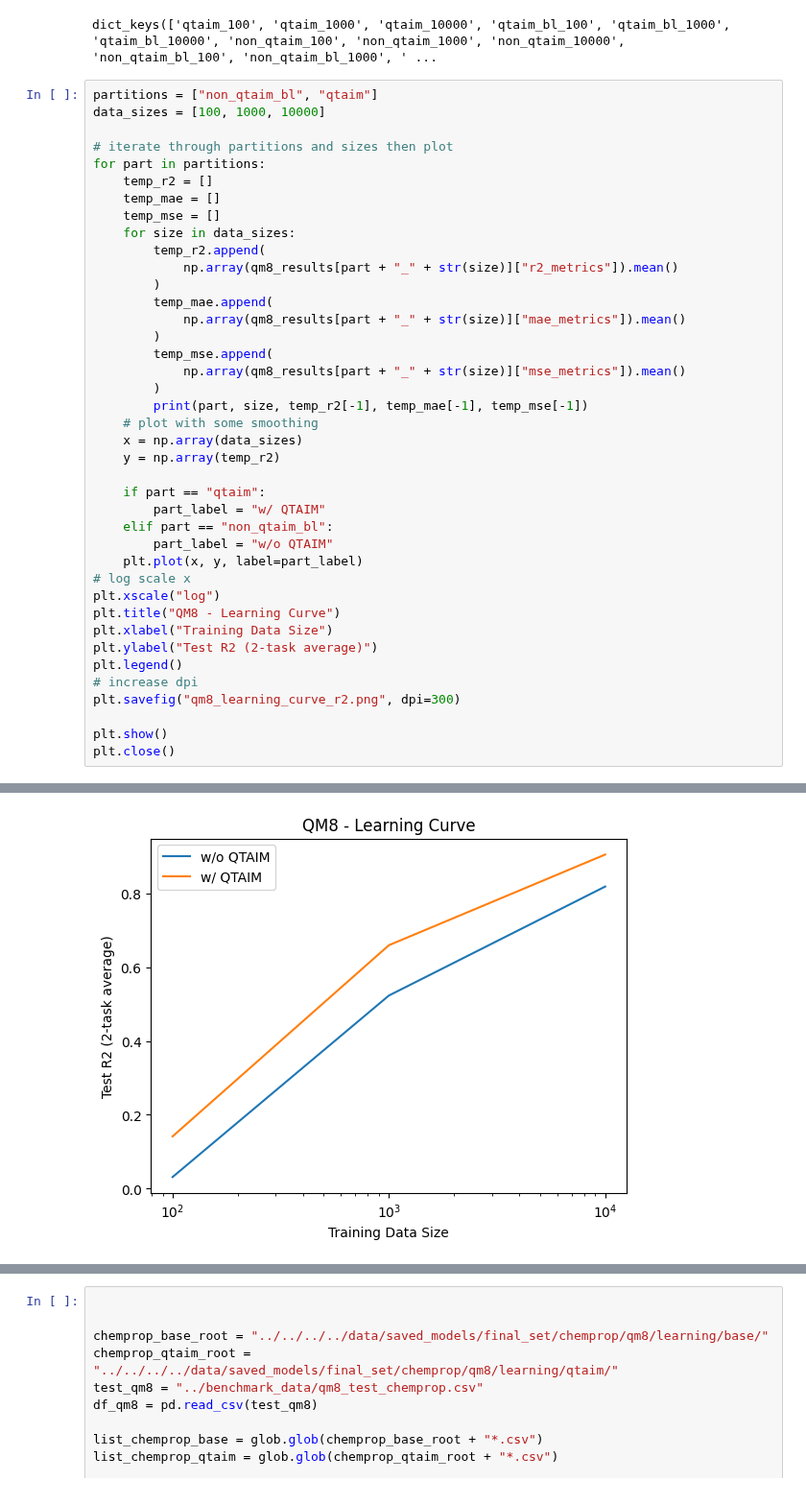
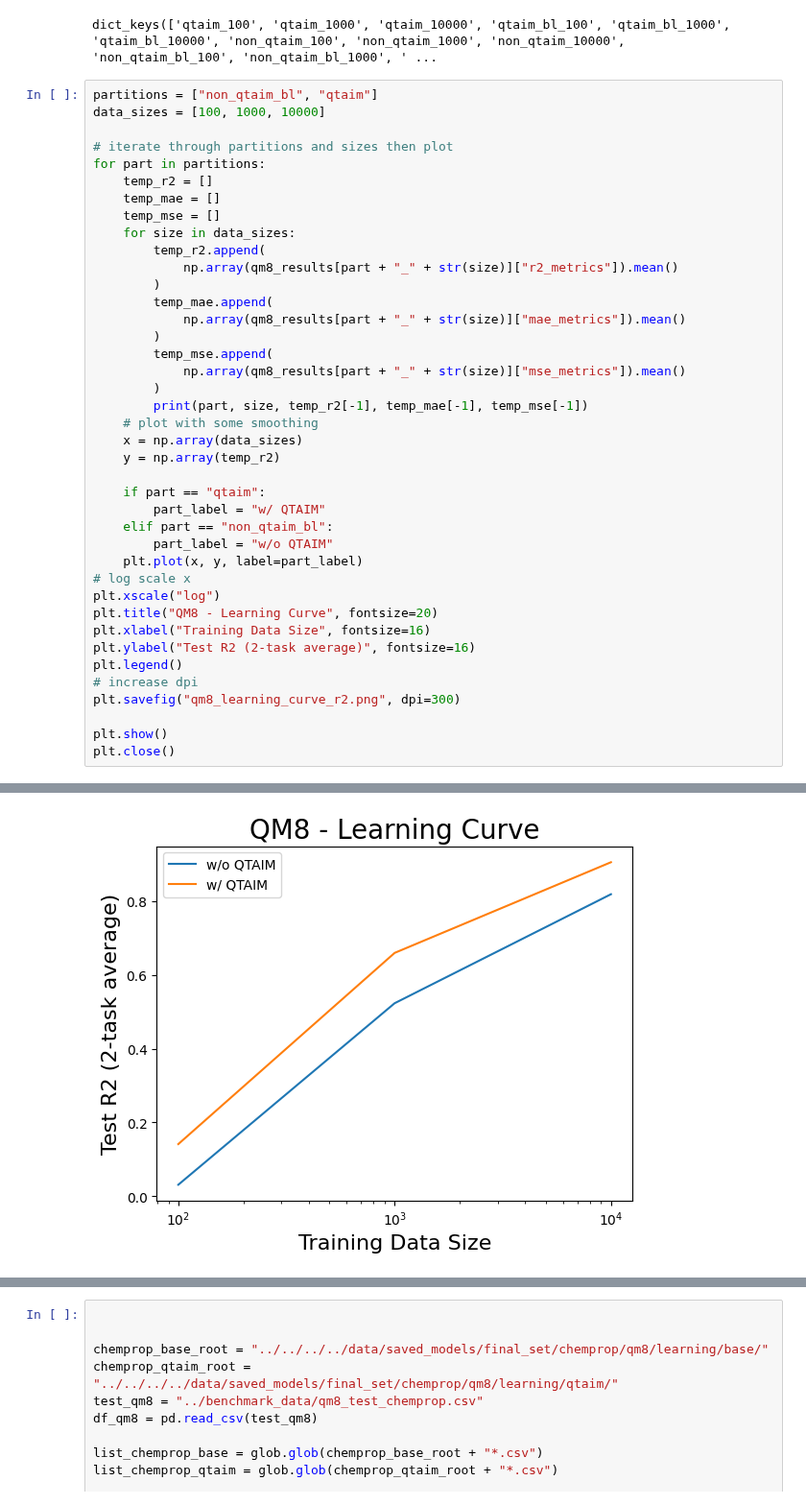
Before and after one commit to santi921/qtaim_embed, a Jupyter notebook: qtaim_embed/scripts/notebooks/graph_level/learning_experiments_0125.ipynb, the cells around one changed output, grey strips where cells are left out. Shown at 96% size. Cells and saved outputs as stored; diff of their text form.

```diff
--- a/qtaim_embed/scripts/notebooks/graph_level/learning_experiments_0125.ipynb
+++ b/qtaim_embed/scripts/notebooks/graph_level/learning_experiments_0125.ipynb
@@ -45,37 +45,37 @@ for part in partitions:
             np.array(qm8_results[part + "_" + str(size)]["mae_metrics"]).mean()
         )
         temp_mse.append(
             np.array(qm8_results[part + "_" + str(size)]["mse_metrics"]).mean()
         )
         print(part, size, temp_r2[-1], temp_mae[-1], temp_mse[-1])
     # plot with some smoothing
     x = np.array(data_sizes)
     y = np.array(temp_r2)
 
     if part == "qtaim":
         part_label = "w/ QTAIM"
     elif part == "non_qtaim_bl":
         part_label = "w/o QTAIM"
     plt.plot(x, y, label=part_label)
 # log scale x
 plt.xscale("log")
-plt.title("QM8 - Learning Curve")
-plt.xlabel("Training Data Size")
-plt.ylabel("Test R2 (2-task average)")
+plt.title("QM8 - Learning Curve", fontsize=20)
+plt.xlabel("Training Data Size", fontsize=16)
+plt.ylabel("Test R2 (2-task average)", fontsize=16)
 plt.legend()
 # increase dpi
 plt.savefig("qm8_learning_curve_r2.png", dpi=300)
 
 plt.show()
 plt.close()
 # %% [output]
 non_qtaim_bl 100 0.03114473819732666 0.029361534863710403 0.03772852197289467
 non_qtaim_bl 1000 0.5235662162303925 0.019666889682412148 0.02647790778428316
 non_qtaim_bl 10000 0.8193051517009735 0.011676833033561707 0.016007447615265846
 qtaim 100 0.14137759804725647 0.027036847546696663 0.03568599745631218
 qtaim 1000 0.6601053774356842 0.015385307371616364 0.021855652332305908
 qtaim 10000 0.906121164560318 0.008523795753717422 0.011473777703940868
-[figure, old version]
+[figure, new version]
 # %%
 partitions = ["non_qtaim_bl", "qtaim"]
 data_sizes = [100, 1000, 10000]
```
Also changed, not shown: parts of 9 cells of this notebook, 9 other files.
